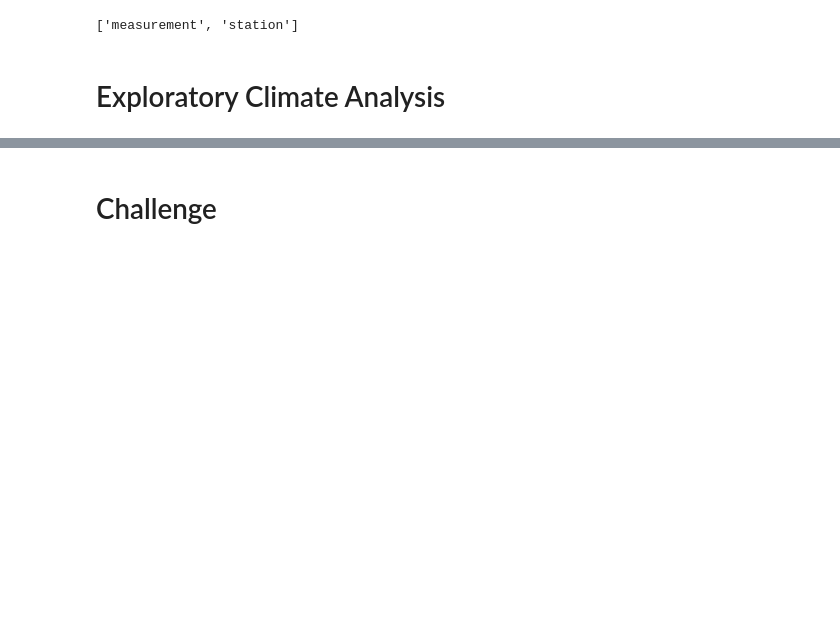
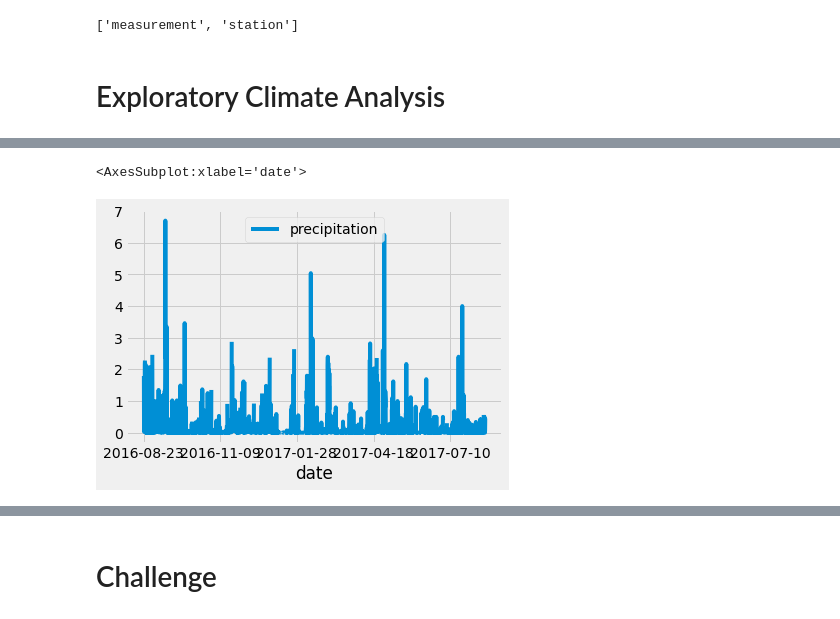
Before and after one commit to Ninax3/Surfs_Up, a Jupyter notebook: climate_analysis.ipynb, the cells around one changed output, grey strips where cells are left out. Drawn from its saved outputs; the diff is of its cells as text; code cells hidden in the pictures; blank space fills up the shorter version.

```diff
--- a/climate_analysis.ipynb
+++ b/climate_analysis.ipynb
@@ -52,0 +57,7 @@ session = Session(engine)
+# %%
+# Save the query results as a Pandas DataFrame and set the index to the date column
+#df = pd.DataFrame(results, columns=['date','precipitation'])
+#df.head()
+# Same as above but setting date column as index not creating a new DF; false creates a new DF
+df.set_index(df['date'], inplace=True)
+print(df)
@@ -52,0 +101,4 @@ session = Session(engine)
+# %%
+# Sort the results
+df = df.sort_index()
+print(df.to_string(index=False))
@@ -53 +123,7 @@ session = Session(engine)
+# %%
+#Use Pandas Plotting with Matplotlib to plot the data
+df.plot()
+# %% [output]
+<AxesSubplot:xlabel='date'>
+[figure, added]
 # %%
```
Also changed, not shown: parts of 9 cells of this notebook.
